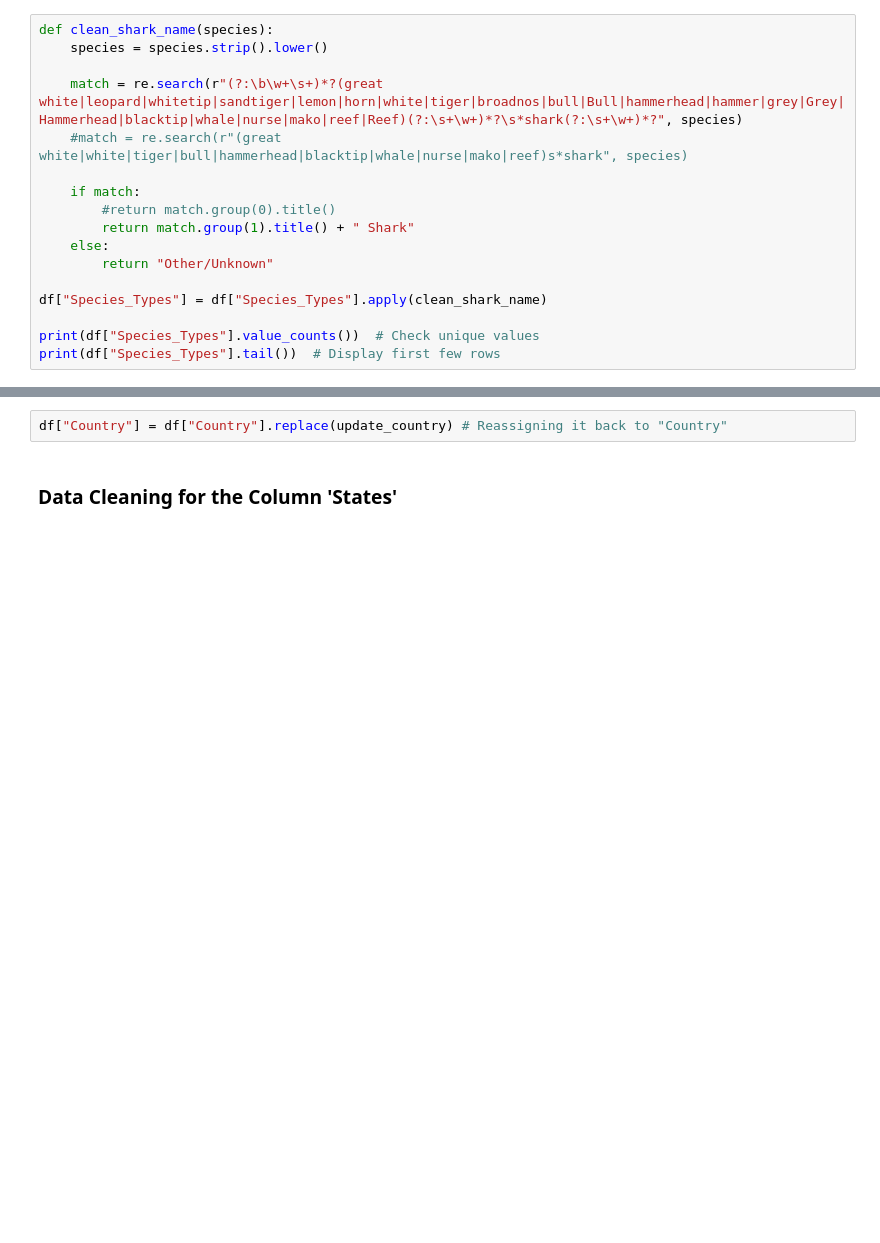
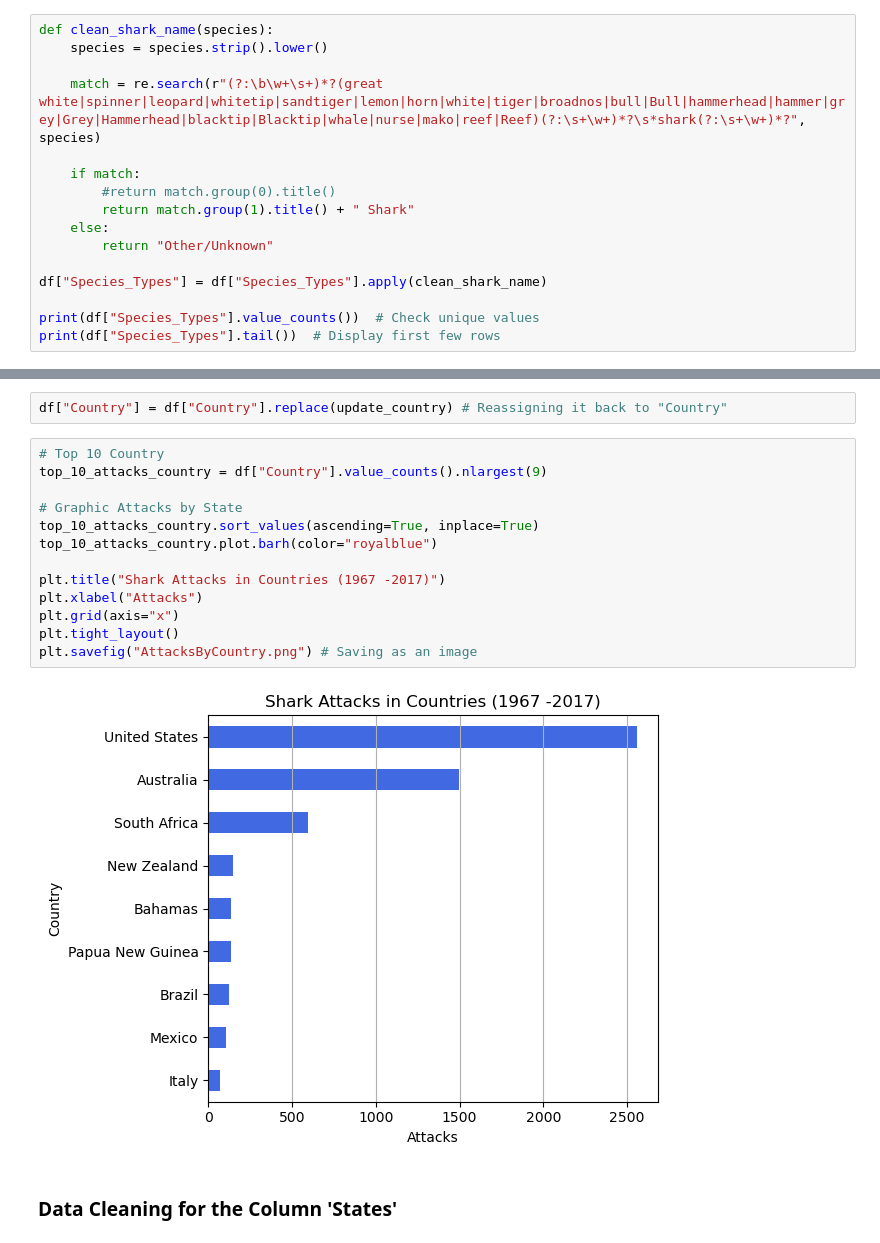
Before and after one commit to SheryllD/shark_attacks_project, a Jupyter notebook: shark_date_cleaning.ipynb, the cells around one changed output, grey strips where cells are left out. Drawn from its saved outputs; the diff is of its cells as text; blank space fills up the shorter version.

```diff
--- a/shark_date_cleaning.ipynb
+++ b/shark_date_cleaning.ipynb
@@ -401,8 +401,7 @@ df["Species_Types"] = df["Species_Types"].replace({
 def clean_shark_name(species):
     species = species.strip().lower()
 
-    match = re.search(r"(?:\b\w+\s+)*?(great white|leopard|whitetip|sandtiger|lemon|horn|white|tiger|broadnos|bull|Bull|hammerhead|hammer|grey|Grey|Hammerhead|blacktip|whale|nurse|mako|reef|Reef)(?:\s+\w+)*?\s*shark(?:\s+\w+)*?", species)
-    #match = re.search(r"(great white|white|tiger|bull|hammerhead|blacktip|whale|nurse|mako|reef)s*shark", species)
+    match = re.search(r"(?:\b\w+\s+)*?(great white|spinner|leopard|whitetip|sandtiger|lemon|horn|white|tiger|broadnos|bull|Bull|hammerhead|hammer|grey|Grey|Hammerhead|blacktip|Blacktip|whale|nurse|mako|reef|Reef)(?:\s+\w+)*?\s*shark(?:\s+\w+)*?", species)
 
     if match:
         #return match.group(0).title()
@@ -739,6 +743,21 @@ unique_country
 192
 # %%
 df["Country"] = df["Country"].replace(update_country) # Reassigning it back to "Country"
+# %%
+# Top 10 Country
+top_10_attacks_country = df["Country"].value_counts().nlargest(9)
+
+# Graphic Attacks by State
+top_10_attacks_country.sort_values(ascending=True, inplace=True)
+top_10_attacks_country.plot.barh(color="royalblue")
+
+plt.title("Shark Attacks in Countries (1967 -2017)")
+plt.xlabel("Attacks")
+plt.grid(axis="x")
+plt.tight_layout()
+plt.savefig("AttacksByCountry.png") # Saving as an image
+# %% [output]
+[figure, added]
 # %% [markdown]
 ### Data Cleaning for the Column 'States'
 # %%
```
Also changed, not shown: parts of 7 cells of this notebook, 1 other file.
